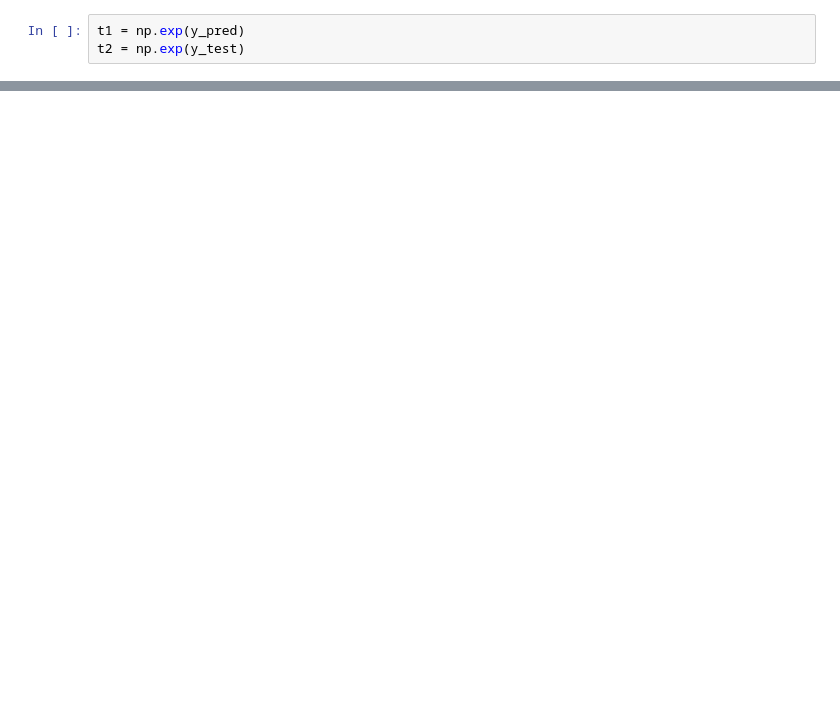
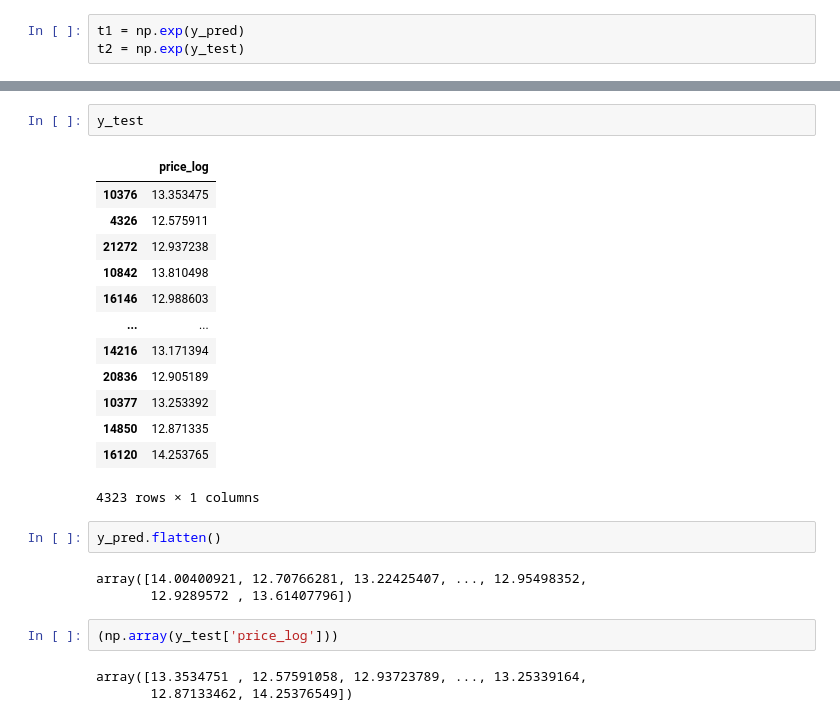
Before and after one commit to kasenteoh/Real-Estate-Prediction, a Jupyter notebook: COGS109-Final.ipynb, the cells around one changed output, grey strips where cells are left out. Saved outputs shown, nothing was run; the diff lists cells and outputs as text; blank space fills up the shorter version.

```diff
--- a/COGS109-Final.ipynb
+++ b/COGS109-Final.ipynb
@@ -220,0 +224,26 @@ mean_squared_error(t2, t1, squared = False)
+# %%
+y_test
+# %% [output]
+|  | price_log |
+| 10376 | 13.353475 |
+| 4326 | 12.575911 |
+| 21272 | 12.937238 |
+| 10842 | 13.810498 |
+| 16146 | 12.988603 |
+| ... | ... |
+| 14216 | 13.171394 |
+| 20836 | 12.905189 |
+| 10377 | 13.253392 |
+| 14850 | 12.871335 |
+| 16120 | 14.253765 |
+4323 rows × 1 columns
+# %%
+y_pred.flatten()
+# %% [output]
+array([14.00400921, 12.70766281, 13.22425407, ..., 12.95498352,
+       12.9289572 , 13.61407796])
+# %%
+(np.array(y_test['price_log']))
+# %% [output]
+array([13.3534751 , 12.57591058, 12.93723789, ..., 13.25339164,
+       12.87133462, 14.25376549])
```
Also changed, not shown: parts of 7 cells of this notebook.
